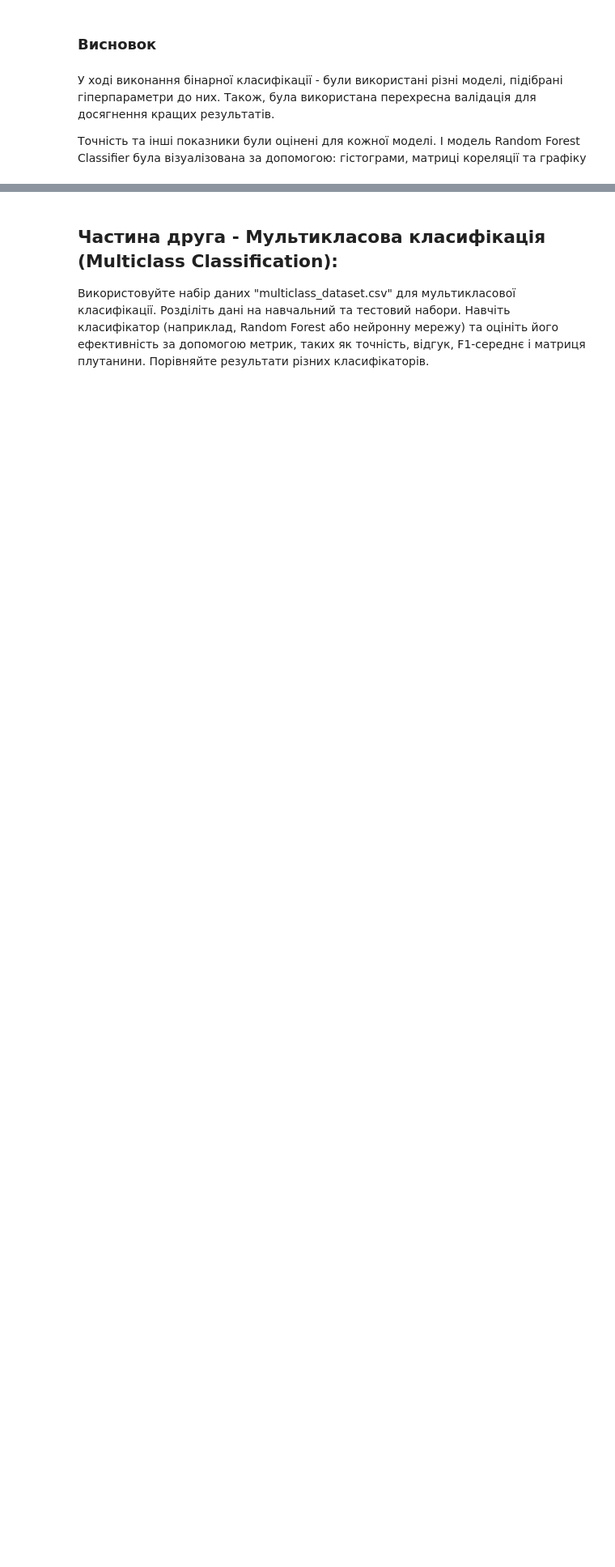
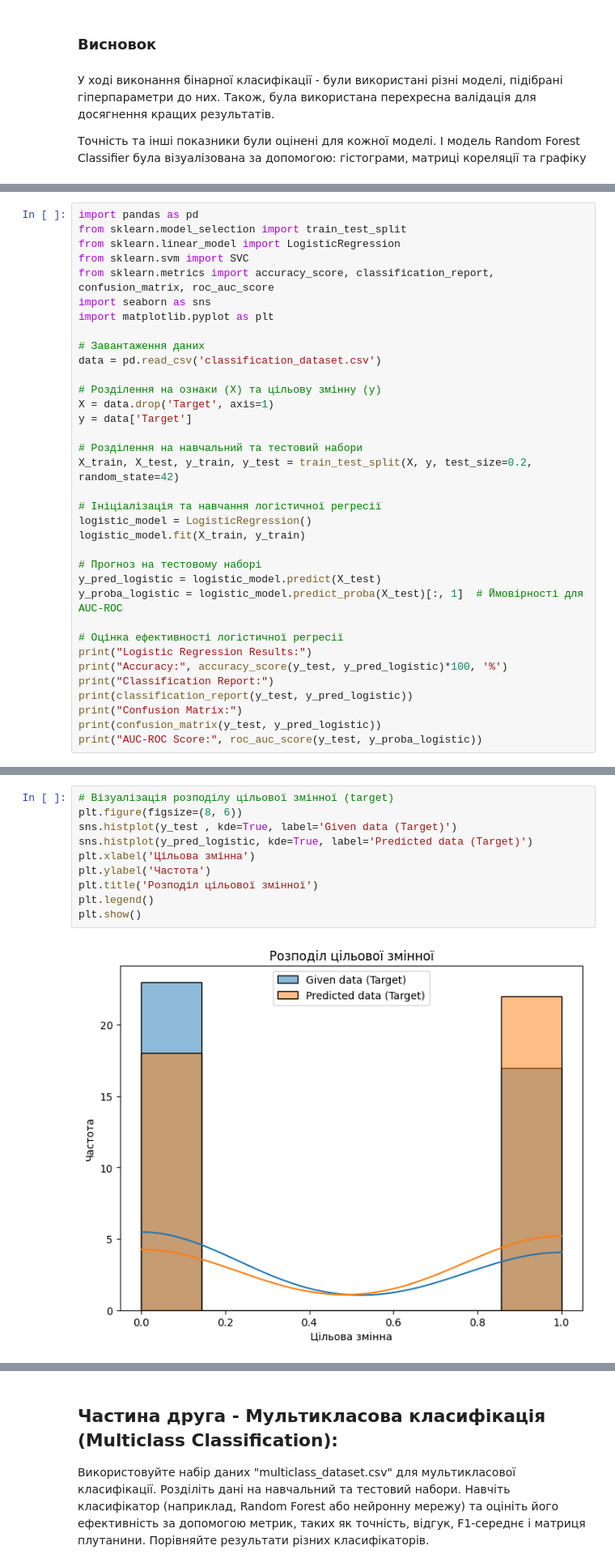
Before and after one commit to AnnaIvn/ml2023, a Jupyter notebook: Practices/Practice4/practice4.ipynb, the cells around one changed output, grey strips where cells are left out. Shown at 81% size. Cells and saved outputs as stored; diff of their text form; blank space fills up the shorter version.

```diff
--- a/Practices/Practice4/practice4.ipynb
+++ b/Practices/Practice4/practice4.ipynb
@@ -261,0 +264,35 @@ Text(0.5, 1.0, 'Графік логістичної регресії')
+# %%
+import pandas as pd
+from sklearn.model_selection import train_test_split
+from sklearn.linear_model import LogisticRegression
+from sklearn.svm import SVC
+from sklearn.metrics import accuracy_score, classification_report, confusion_matrix, roc_auc_score
+import seaborn as sns
+import matplotlib.pyplot as plt
+
+# Завантаження даних
+data = pd.read_csv('classification_dataset.csv')
+
+# Розділення на ознаки (X) та цільову змінну (y)
+X = data.drop('Target', axis=1)
+y = data['Target']
+
+# Розділення на навчальний та тестовий набори
+X_train, X_test, y_train, y_test = train_test_split(X, y, test_size=0.2, random_state=42)
+
+# Ініціалізація та навчання логістичної регресії
+logistic_model = LogisticRegression()
+logistic_model.fit(X_train, y_train)
+
+# Прогноз на тестовому наборі
+y_pred_logistic = logistic_model.predict(X_test)
+y_proba_logistic = logistic_model.predict_proba(X_test)[:, 1]  # Ймовірності для AUC-ROC
+
+# Оцінка ефективності логістичної регресії
+print("Logistic Regression Results:")
+print("Accuracy:", accuracy_score(y_test, y_pred_logistic)*100, '%')
+print("Classification Report:")
+print(classification_report(y_test, y_pred_logistic))
+print("Confusion Matrix:")
+print(confusion_matrix(y_test, y_pred_logistic))
+print("AUC-ROC Score:", roc_auc_score(y_test, y_proba_logistic))
@@ -261,0 +350,12 @@ Text(0.5, 1.0, 'Графік логістичної регресії')
+# %%
+# Візуалізація розподілу цільової змінної (target)
+plt.figure(figsize=(8, 6))
+sns.histplot(y_test , kde=True, label='Given data (Target)')
+sns.histplot(y_pred_logistic, kde=True, label='Predicted data (Target)')
+plt.xlabel('Цільова змінна')
+plt.ylabel('Частота')
+plt.title('Розподіл цільової змінної')
+plt.legend()
+plt.show()
+# %% [output]
+[figure, added]
```
Also changed, not shown: parts of 9 cells of this notebook.
